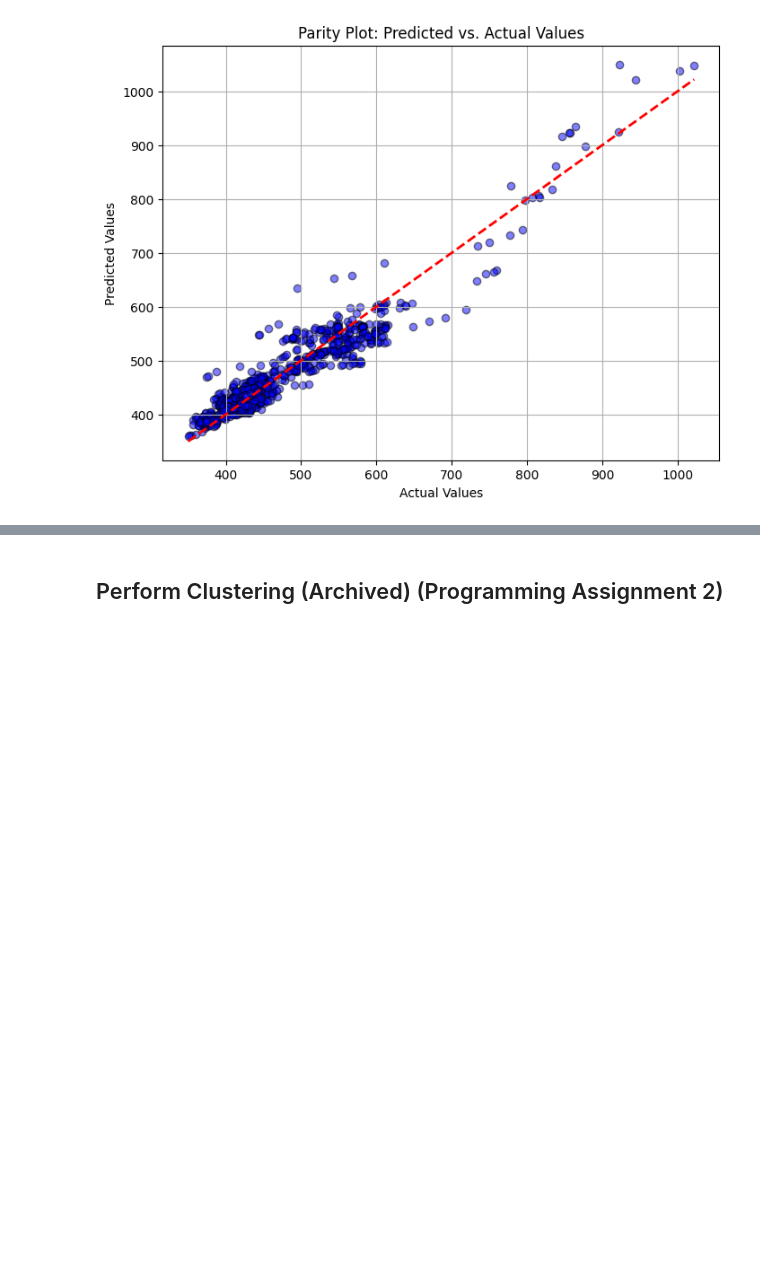
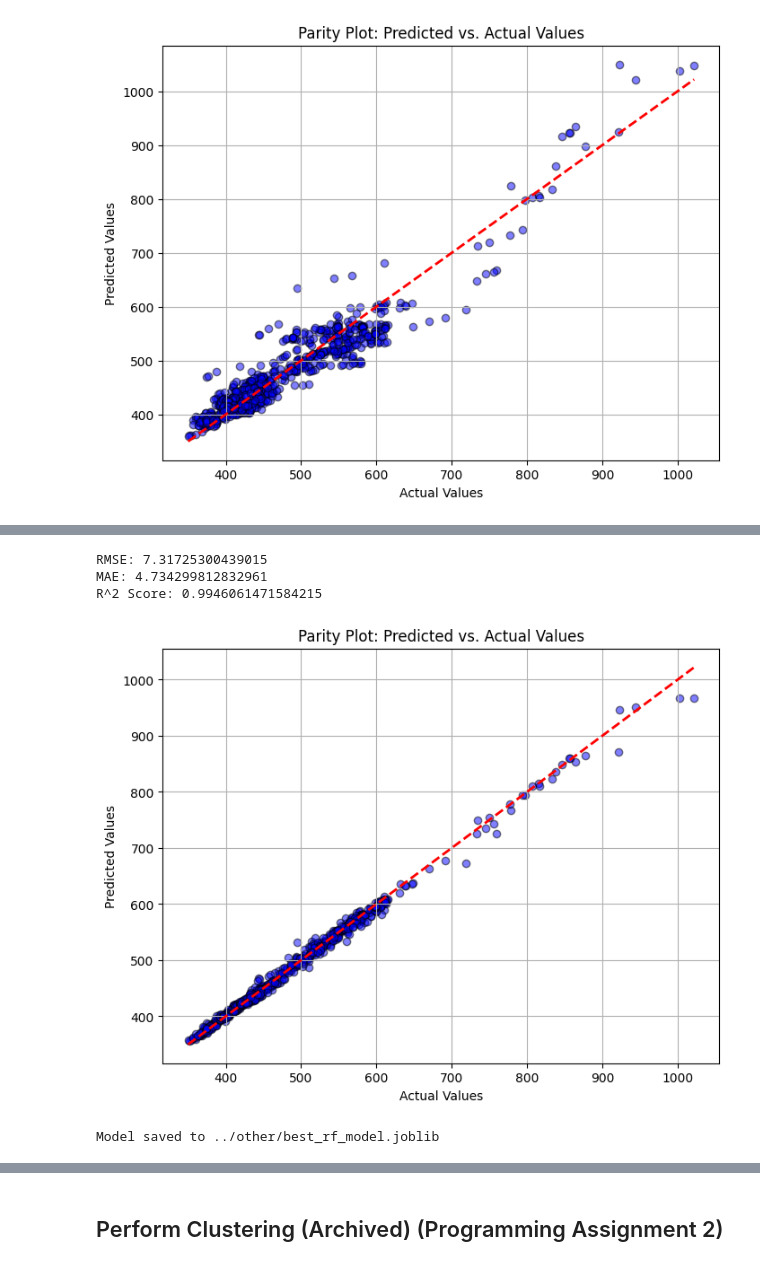
Before and after one commit to chanopsethiwan/RicePricePrediction, a Jupyter notebook: src/ChanopSethiwanA0296969WAssignment2.ipynb, the cells around one changed output, grey strips where cells are left out. Drawn from its saved outputs; the diff is of its cells as text; code cells hidden in the pictures; blank space fills up the shorter version.

```diff
--- a/src/ChanopSethiwanA0296969WAssignment2.ipynb
+++ b/src/ChanopSethiwanA0296969WAssignment2.ipynb
@@ -695,0 +888,15 @@ plt.show()
+# %%
+# Initialize Random Forest model
+rf = RandomForestRegressor(random_state=42)
+
+# Initialize GridSearchCV
+grid_search = GridSearchCV(estimator=rf, param_grid=param_grid, cv=5, scoring='neg_mean_squared_error', n_jobs=-1)
+
+# Fit GridSearchCV on the PCA-transformed data
+grid_search.fit(numeric_data_pca, y)
+
+# Best model and parameters
+best_rf = grid_search.best_estimator_
+best_params = grid_search.best_params_
+
+print(f"Best parameters found: {best_params}")
@@ -695,0 +922,36 @@ plt.show()
+# %%
+# Make predictions on training data
+y_pred = best_rf.predict(numeric_data_pca)
+
+# Evaluation metrics
+rmse = np.sqrt(mean_squared_error(y, y_pred))
+mae = mean_absolute_error(y, y_pred)
+r2 = r2_score(y, y_pred)
+
+print(f"RMSE: {rmse}")
+print(f"MAE: {mae}")
+print(f"R^2 Score: {r2}")
+# %% [output]
+RMSE: 7.31725300439015
+MAE: 4.734299812832961
+R^2 Score: 0.9946061471584215
+# %%
+# Parity plot
+plt.figure(figsize=(8, 6))
+plt.scatter(y, y_pred, color='blue', alpha=0.5, edgecolor='k')
+plt.plot([min(y), max(y)], [min(y), max(y)], color='red', linestyle='--', linewidth=2)
+plt.xlabel('Actual Values')
+plt.ylabel('Predicted Values')
+plt.title('Parity Plot: Predicted vs. Actual Values')
+plt.grid()
+plt.show()
+# %% [output]
+[figure, added]
+# %%
+# Save the best model to the specified path
+model_path = '../other/best_rf_model.joblib'
+joblib.dump(best_rf, model_path)
+
+print(f"Model saved to {model_path}")
+# %% [output]
+Model saved to ../other/best_rf_model.joblib
```
Also changed, not shown: parts of 30 cells of this notebook.
